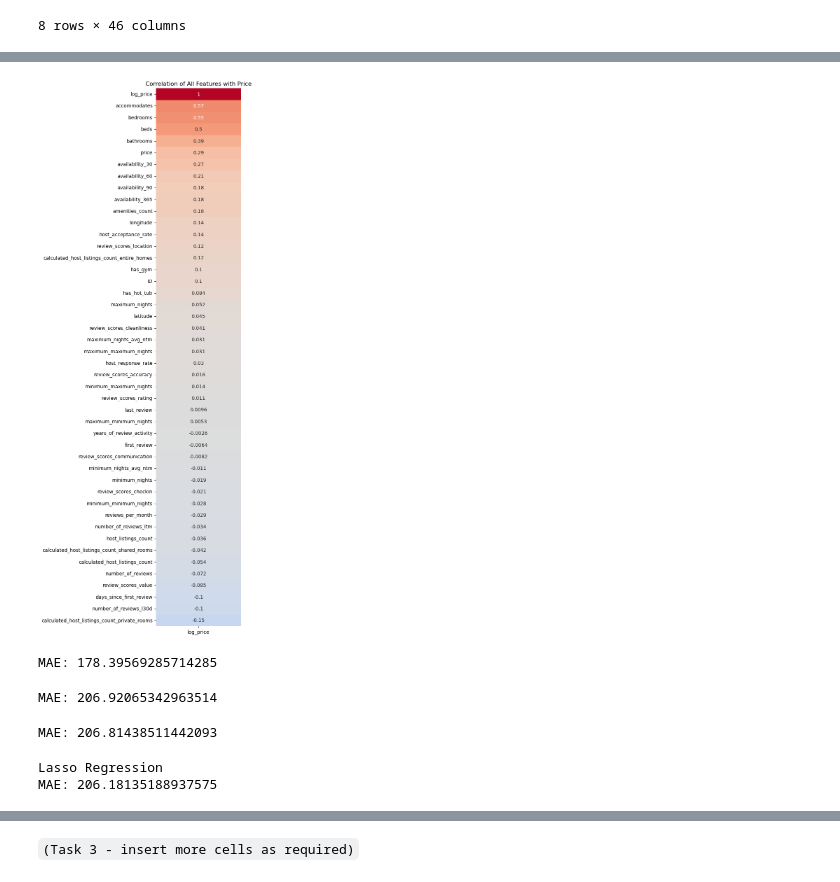
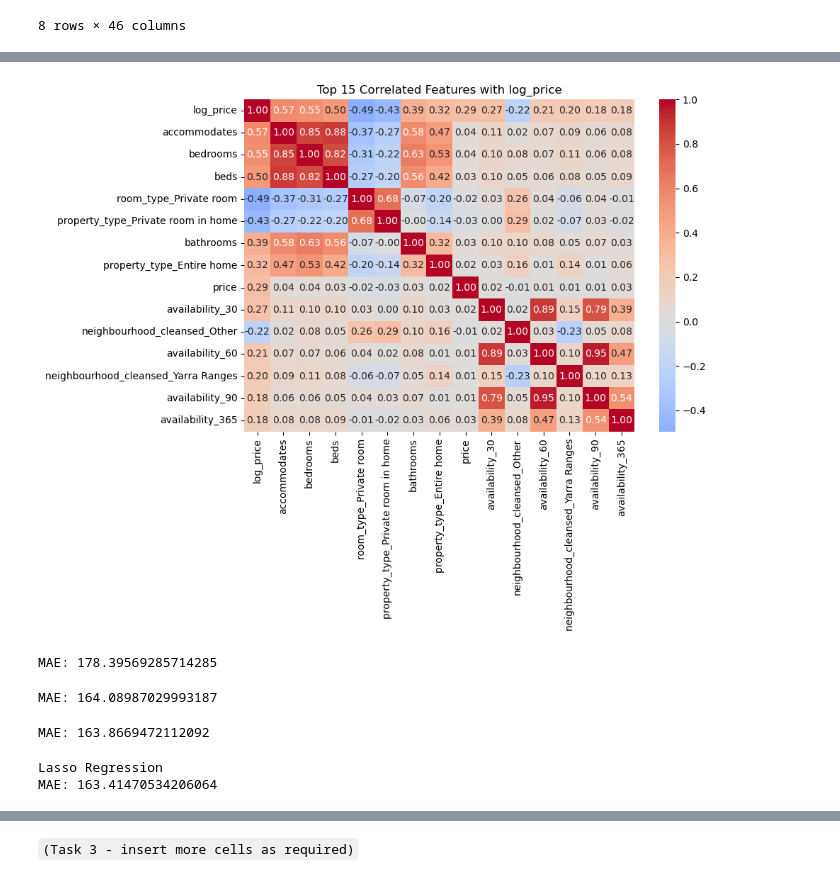
Before and after one commit to MustafaKhan7/BUSA3020_Project, a Jupyter notebook: Group-Project-S1-2025_Jett.ipynb, the cells around one changed output, grey strips where cells are left out. Drawn from its saved outputs; the diff is of its cells as text; code cells hidden in the pictures.

```diff
--- a/Group-Project-S1-2025_Jett.ipynb
+++ b/Group-Project-S1-2025_Jett.ipynb
@@ -370,12 +370,10 @@ top5={col: df_train[col].value_counts().nlargest(5).index
 for col in cat_columns:
     df_train[col] = df_train[col].where(df_train[col].isin(top5[col]), 'Other')
 
-
-df_train_encoded = pd.get_dummies(df_train, columns=cat_columns, drop_first=True)
+df_train = pd.get_dummies(df_train, columns=cat_columns, drop_first=True)
 
 #Encoding Variables within Test Dataset
 for col in cat_columns:
     df_test[col] = df_test[col].where(df_test[col].isin(top5[col]), 'Other')
 
-
-df_test_encoded = pd.get_dummies(df_test, columns=cat_columns, drop_first=True)
+df_test = pd.get_dummies(df_test, columns=cat_columns, drop_first=True)
@@ -453,15 +475,22 @@ from sklearn.linear_model import LinearRegression
 # %%
 import seaborn as sns
+# Full correlation matrix
 corr_matrix = df_train.corr()
-price_corr = corr_matrix['log_price'].sort_values(ascending=False).to_frame()
 
-plt.figure(figsize=(6, len(price_corr) * 0.35))  # Adjust multiplier as needed
-sns.heatmap(price_corr, annot=True, cmap='coolwarm', center=0, cbar=False)
-plt.title('Correlation of All Features with Price')
+# Top 15 features most correlated with 'log_price'
+top_corr_cols = corr_matrix['log_price'].abs().dropna().sort_values(ascending=False).head(15).index
+
+# Extract square matrix for heatmap
+top_corr_matrix = corr_matrix.loc[top_corr_cols, top_corr_cols]
+
+# Plot
+plt.figure(figsize=(10, 8))
+sns.heatmap(top_corr_matrix, annot=True, cmap='coolwarm', fmt=".2f", center=0)
+plt.title("Top 15 Correlated Features with log_price")
 plt.tight_layout()
 plt.show()
 # %% [output]
-[figure, old version]
+[figure, new version]
 # %%
 X_train = df_train[['accommodates',
     'bedrooms',
@@ -570,7 +599,7 @@ y_pred = model1.predict(X_val)
 # Evaluate
 print("MAE:", mean_absolute_error(y_val, y_pred))
 # %% [output]
-MAE: 206.92065342963514
+MAE: 164.08987029993187
 # %%
 from sklearn.linear_model import Ridge
 
@@ -581,7 +610,7 @@ y_pred1 = model2.predict(X_val)
 #MAE
 print("MAE:", mean_absolute_error(y_val, y_pred1))
 # %% [output]
-MAE: 206.81438511442093
+MAE: 163.8669472112092
 # %%
 from sklearn.linear_model import Lasso
 
@@ -593,7 +622,7 @@ print("Lasso Regression")
 print("MAE:", mean_absolute_error(y_val, lasso_pred))
 # %% [output]
 Lasso Regression
-MAE: 206.18135188937575
+MAE: 163.41470534206064
 # %%
 from sklearn.linear_model import ElasticNet
 
```
Also changed, not shown: parts of 5 cells of this notebook.
